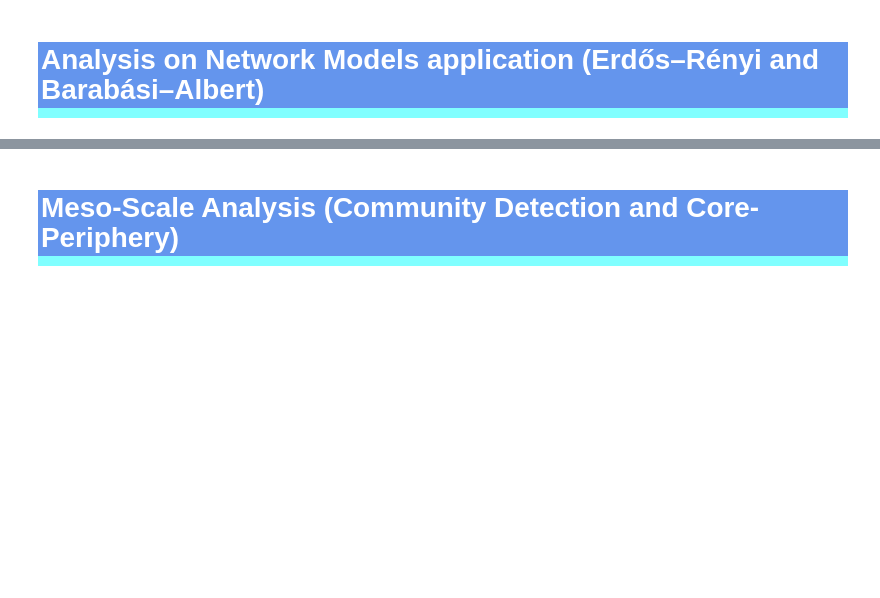
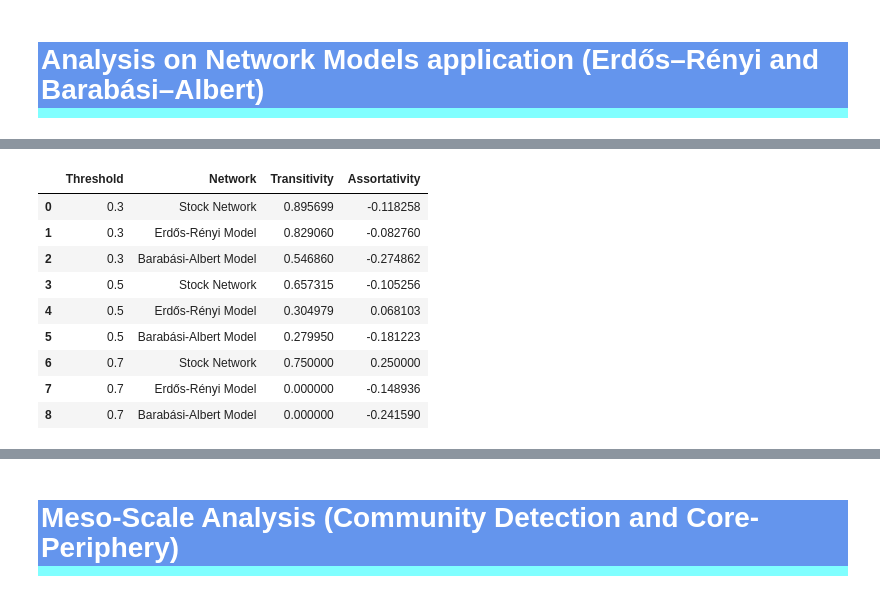
Before and after one commit to AntoineBuffandeau/Data_analysis_on_stocks, a Jupyter notebook: data_related_inn_fin.ipynb, the cells around one changed output, grey strips where cells are left out. Saved outputs shown, nothing was run; the diff lists cells and outputs as text; code cells hidden in the pictures; blank space fills up the shorter version.

```diff
--- a/data_related_inn_fin.ipynb
+++ b/data_related_inn_fin.ipynb
@@ -882,0 +894,46 @@ centrality_metrics[2][1]
+# %%
+data = []
+for i, G in enumerate(graphs):
+    num_nodes = len(G.nodes())
+    num_edges = len(G.edges())
+
+    #Erdős–Rényi Model
+    p = num_edges / (num_nodes * (num_nodes - 1) / 2)
+    er_graph = nx.erdos_renyi_graph(num_nodes, p)
+
+    #Barabási–Albert Model
+    m = max(1, num_edges // num_nodes)
+    ba_graph = nx.barabasi_albert_graph(num_nodes, m)
+
+    data.append({
+        "Threshold": thresholds[i],
+        "Network": "Stock Network",
+        "Transitivity": nx.transitivity(G),
+        "Assortativity": nx.degree_pearson_correlation_coefficient(G)
+    })
+    data.append({
+        "Threshold": thresholds[i],
+        "Network": "Erdős-Rényi Model",
+        "Transitivity": nx.transitivity(er_graph),
+        "Assortativity": nx.degree_pearson_correlation_coefficient(er_graph)
+    })
+    data.append({
+        "Threshold": thresholds[i],
+        "Network": "Barabási-Albert Model",
+        "Transitivity": nx.transitivity(ba_graph),
+        "Assortativity": nx.degree_pearson_correlation_coefficient(ba_graph)
+    })
+
+metrics_df = pd.DataFrame(data)
+metrics_df
+# %% [output]
+|  | Threshold | Network | Transitivity | Assortativity |
+| 0 | 0.3 | Stock Network | 0.895699 | -0.118258 |
+| 1 | 0.3 | Erdős-Rényi Model | 0.829060 | -0.082760 |
+| 2 | 0.3 | Barabási-Albert Model | 0.546860 | -0.274862 |
+| 3 | 0.5 | Stock Network | 0.657315 | -0.105256 |
+| 4 | 0.5 | Erdős-Rényi Model | 0.304979 | 0.068103 |
+| 5 | 0.5 | Barabási-Albert Model | 0.279950 | -0.181223 |
+| 6 | 0.7 | Stock Network | 0.750000 | 0.250000 |
+| 7 | 0.7 | Erdős-Rényi Model | 0.000000 | -0.148936 |
+| 8 | 0.7 | Barabási-Albert Model | 0.000000 | -0.241590 |
```
Also changed, not shown: parts of 12 cells of this notebook, 13 other files.
